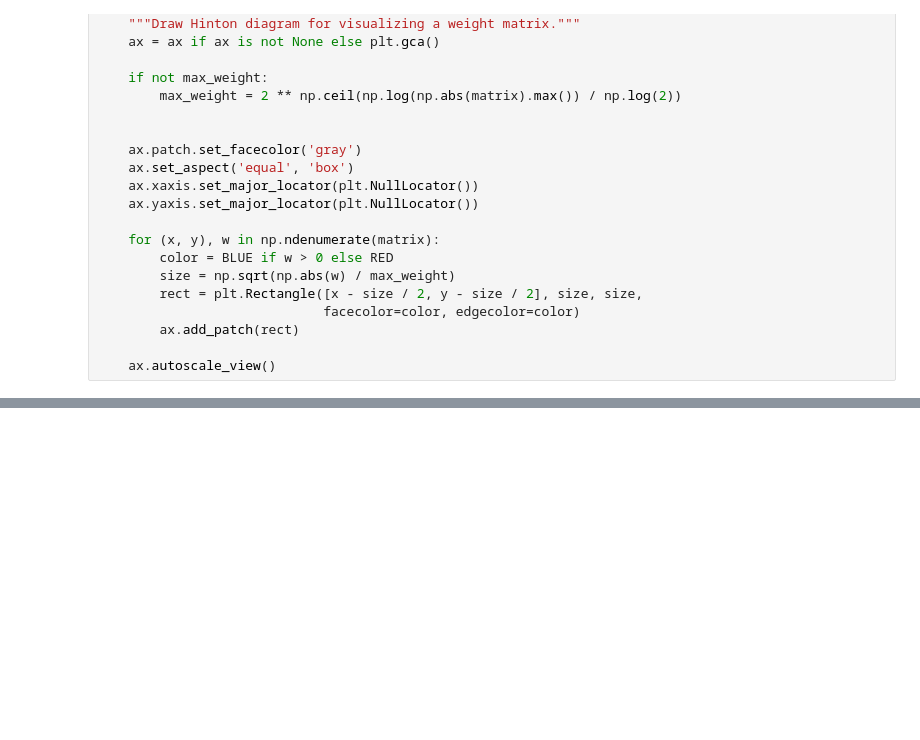
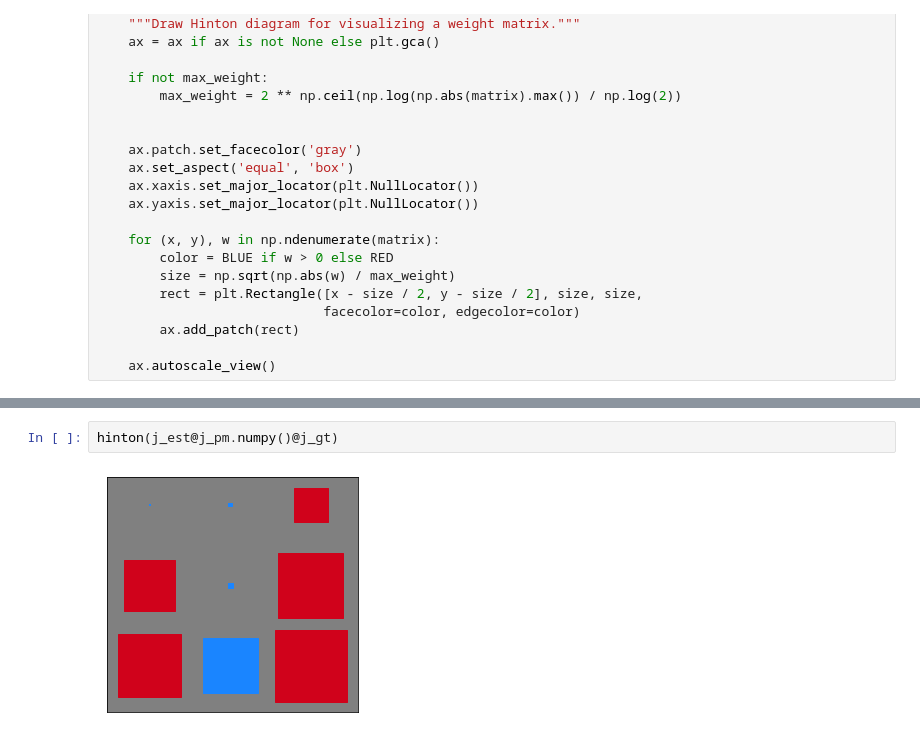
Before and after one commit to rpatrik96/nl-causal-representations, a Jupyter notebook: notebooks/synth_plots.ipynb, the cells around one changed output, grey strips where cells are left out. Cells and saved outputs as stored; diff of their text form; blank space fills up the shorter version.

```diff
--- a/notebooks/synth_plots.ipynb
+++ b/notebooks/synth_plots.ipynb
@@ -350,0 +419,4 @@ hinton(j_gt)
+# %%
+hinton(j_est@j_pm.numpy()@j_gt)
+# %% [output]
+[figure, added]
```
Also changed, not shown: parts of 21 cells of this notebook.
